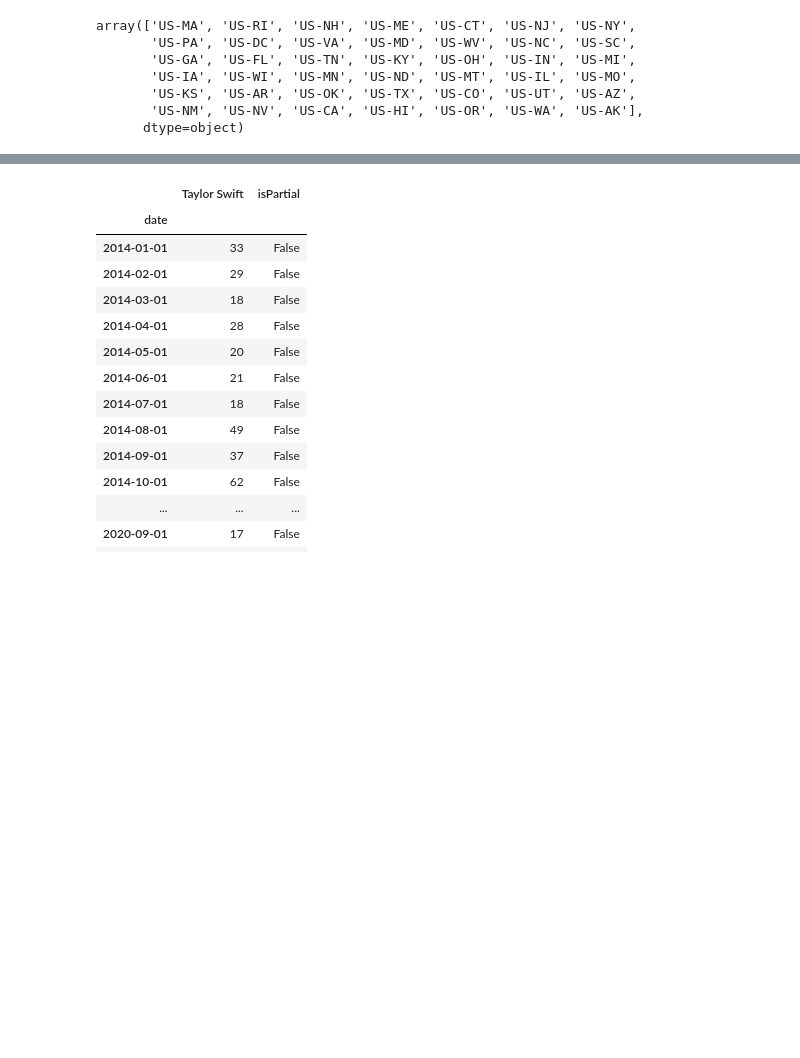
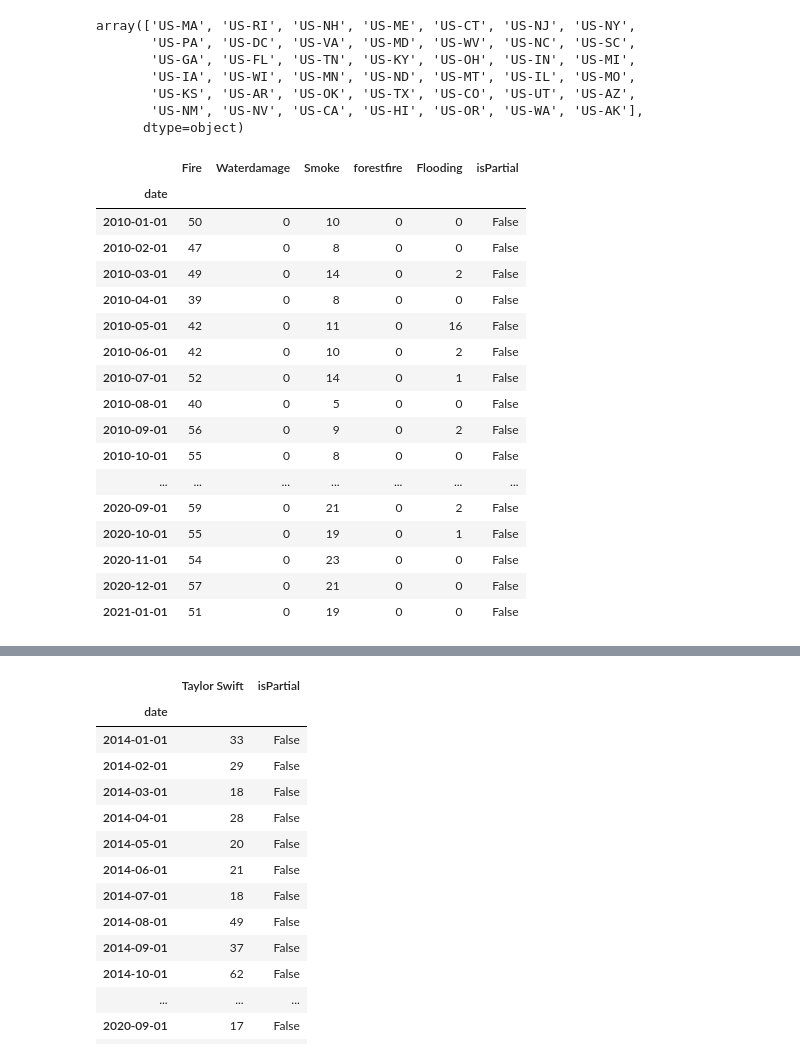
Before and after one commit to Kneck12/zillow-price-index-pred, a Jupyter notebook: Moritz/pytrends.ipynb, the cells around one changed output, grey strips where cells are left out. Cells and saved outputs as stored; diff of their text form; code cells hidden in the pictures; blank space fills up the shorter version.

```diff
--- a/Moritz/pytrends.ipynb
+++ b/Moritz/pytrends.ipynb
@@ -75,3 +75,30 @@ state_list_ext=[]
 
 for state in state_list:
     state_list_ext.append("US-" + state)
+# %%
+kw_list=['Fire','Waterdamage','Smoke','forestfire','Flooding']
+
+
+pytrend.build_payload(kw_list, cat=None, timeframe='2010-01-01 2021-01-01', geo='US-AL')
+
+df = pytrend.interest_over_time()
+df
+# %% [output]
+|  | Fire | Waterdamage | Smoke | forestfire | Flooding | isPartial |
+| date |  |  |  |  |  |  |
+| 2010-01-01 | 50 | 0 | 10 | 0 | 0 | False |
+| 2010-02-01 | 47 | 0 | 8 | 0 | 0 | False |
+| 2010-03-01 | 49 | 0 | 14 | 0 | 2 | False |
+| 2010-04-01 | 39 | 0 | 8 | 0 | 0 | False |
+| 2010-05-01 | 42 | 0 | 11 | 0 | 16 | False |
+| 2010-06-01 | 42 | 0 | 10 | 0 | 2 | False |
+| 2010-07-01 | 52 | 0 | 14 | 0 | 1 | False |
+| 2010-08-01 | 40 | 0 | 5 | 0 | 0 | False |
+| 2010-09-01 | 56 | 0 | 9 | 0 | 2 | False |
+| 2010-10-01 | 55 | 0 | 8 | 0 | 0 | False |
+| ... | ... | ... | ... | ... | ... | ... |
+| 2020-09-01 | 59 | 0 | 21 | 0 | 2 | False |
+| 2020-10-01 | 55 | 0 | 19 | 0 | 1 | False |
+| 2020-11-01 | 54 | 0 | 23 | 0 | 0 | False |
+| 2020-12-01 | 57 | 0 | 21 | 0 | 0 | False |
+| 2021-01-01 | 51 | 0 | 19 | 0 | 0 | False |
```
Also changed, not shown: parts of 6 cells of this notebook, 5 other files.
